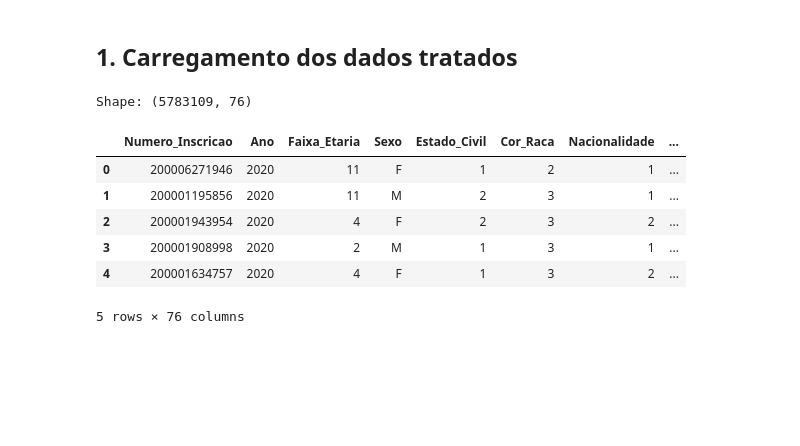
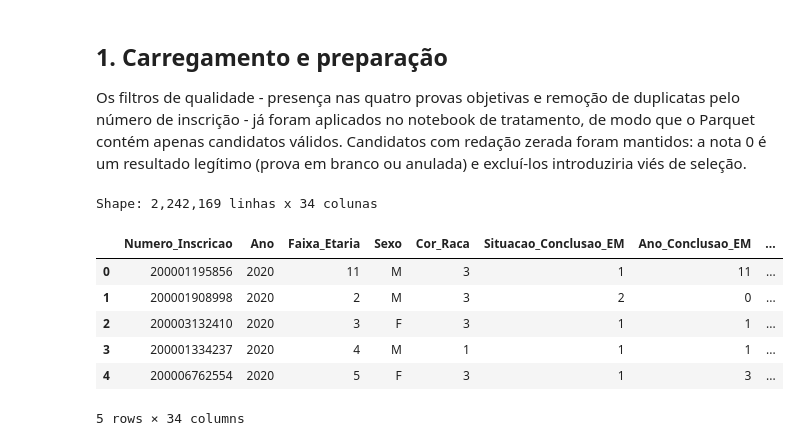
Before and after one commit to carlamoreeno/Project-Data-Science, a Jupyter notebook: src/analise_enem_2020.ipynb, the cells around one changed output. Saved outputs shown, nothing was run; the diff lists cells and outputs as text; code cells hidden in the pictures; blank space fills up the shorter version.

```diff
--- a/src/analise_enem_2020.ipynb
+++ b/src/analise_enem_2020.ipynb
@@ -10,15 +19,60 @@ PROCESSED_PATH = r'..\data\processed\enem_2020_tratado.parquet'
+# %%
+from pathlib import Path
+
+import geopandas as gpd
+import matplotlib.pyplot as plt
+import numpy as np
+import pandas as pd
+import seaborn as sns
+
+ANO = 2020
+
+PROCESSED_PATH = Path('..') / 'data' / 'processed' / f'enem_{ANO}_tratado.parquet'
+GEOJSON_PATH = Path('..') / 'data' / 'external' / 'brazil_uf.geojson'
+FIGURES_PATH = Path('..') / 'reports' / 'figures' / str(ANO)
+FIGURES_PATH.mkdir(parents=True, exist_ok=True)
+
+sns.set_theme(style='whitegrid', context='notebook')
+plt.rcParams['savefig.dpi'] = 300
+plt.rcParams['axes.grid'] = True
+plt.rcParams['grid.alpha'] = 0.3
+
+NOTAS = ['Nota_Ciencias_Natureza', 'Nota_Ciencias_Humanas', 'Nota_Linguagens',
+         'Nota_Matematica', 'Nota_Redacao']
+NOMES_NOTAS = {
+    'Nota_Ciencias_Natureza': 'Ciências da Natureza',
+    'Nota_Ciencias_Humanas': 'Ciências Humanas',
+    'Nota_Linguagens': 'Linguagens e Códigos',
+    'Nota_Matematica': 'Matemática',
+    'Nota_Redacao': 'Redação',
+    'Nota_Media_Geral': 'Média Geral',
+}
+# Paleta neutra: 5 passos fixos do viridis, um por prova (ordem fixa, nunca ciclada)
+PALETA_NOTAS = dict(zip(NOTAS, sns.color_palette('viridis', 5)))
+COR_UNICA = '#31688e'  # azul viridis para gráficos de grupo único
+
+
+def salvar(fig, nome):
+    """Salva a figura na subpasta do ano (ex.: figures/2020/fig_01_distribuicao_notas.png)."""
+    caminho = FIGURES_PATH / f'{nome}.png'
+    fig.savefig(caminho, dpi=300, bbox_inches='tight')
+    print(f'Figura salva: {caminho}')
 # %% [markdown]
-## 1. Carregamento dos dados tratados
+## 1. Carregamento e preparação
+
+Os filtros de qualidade - presença nas quatro provas objetivas e remoção de duplicatas pelo número de inscrição - já foram aplicados no notebook de tratamento, de modo que o Parquet contém apenas candidatos válidos. Candidatos com redação zerada foram mantidos: a nota 0 é um resultado legítimo (prova em branco ou anulada) e excluí-los introduziria viés de seleção.
 # %%
 df = pd.read_parquet(PROCESSED_PATH)
-print(f'Shape: {df.shape}')
+# Métrica principal da pesquisa: média simples das 5 notas
+df['Nota_Media_Geral'] = df[NOTAS].mean(axis=1)
+print(f'Shape: {df.shape[0]:,} linhas x {df.shape[1]} colunas')
 df.head()
 # %% [output]
-Shape: (5783109, 76)
+Shape: 2,242,169 linhas x 34 colunas
-|  | Numero_Inscricao | Ano | Faixa_Etaria | Sexo | Estado_Civil | Cor_Raca | Nacionalidade | ... |
-| 0 | 200006271946 | 2020 | 11 | F | 1 | 2 | 1 | ... |
-| 1 | 200001195856 | 2020 | 11 | M | 2 | 3 | 1 | ... |
-| 2 | 200001943954 | 2020 | 4 | F | 2 | 3 | 2 | ... |
-| 3 | 200001908998 | 2020 | 2 | M | 1 | 3 | 1 | ... |
-| 4 | 200001634757 | 2020 | 4 | F | 1 | 3 | 2 | ... |
+|  | Numero_Inscricao | Ano | Faixa_Etaria | Sexo | Cor_Raca | Situacao_Conclusao_EM | Ano_Conclusao_EM | ... |
+| 0 | 200001195856 | 2020 | 11 | M | 3 | 1 | 11 | ... |
+| 1 | 200001908998 | 2020 | 2 | M | 3 | 2 | 0 | ... |
+| 2 | 200003132410 | 2020 | 3 | F | 3 | 1 | 1 | ... |
+| 3 | 200001334237 | 2020 | 4 | M | 1 | 1 | 1 | ... |
+| 4 | 200006762554 | 2020 | 5 | F | 3 | 1 | 3 | ... |
-5 rows × 76 columns
+5 rows × 34 columns
```
Also changed, not shown: parts of 27 cells of this notebook, 59 other files.
